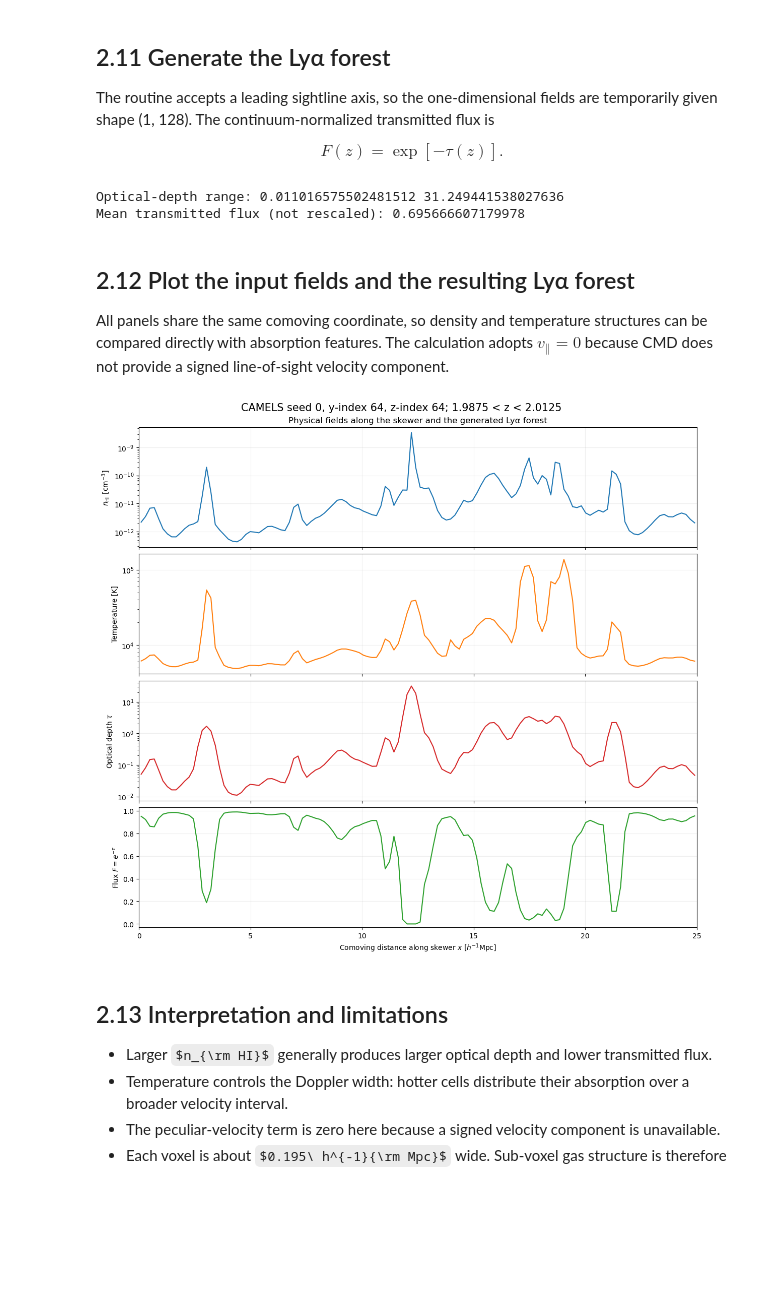
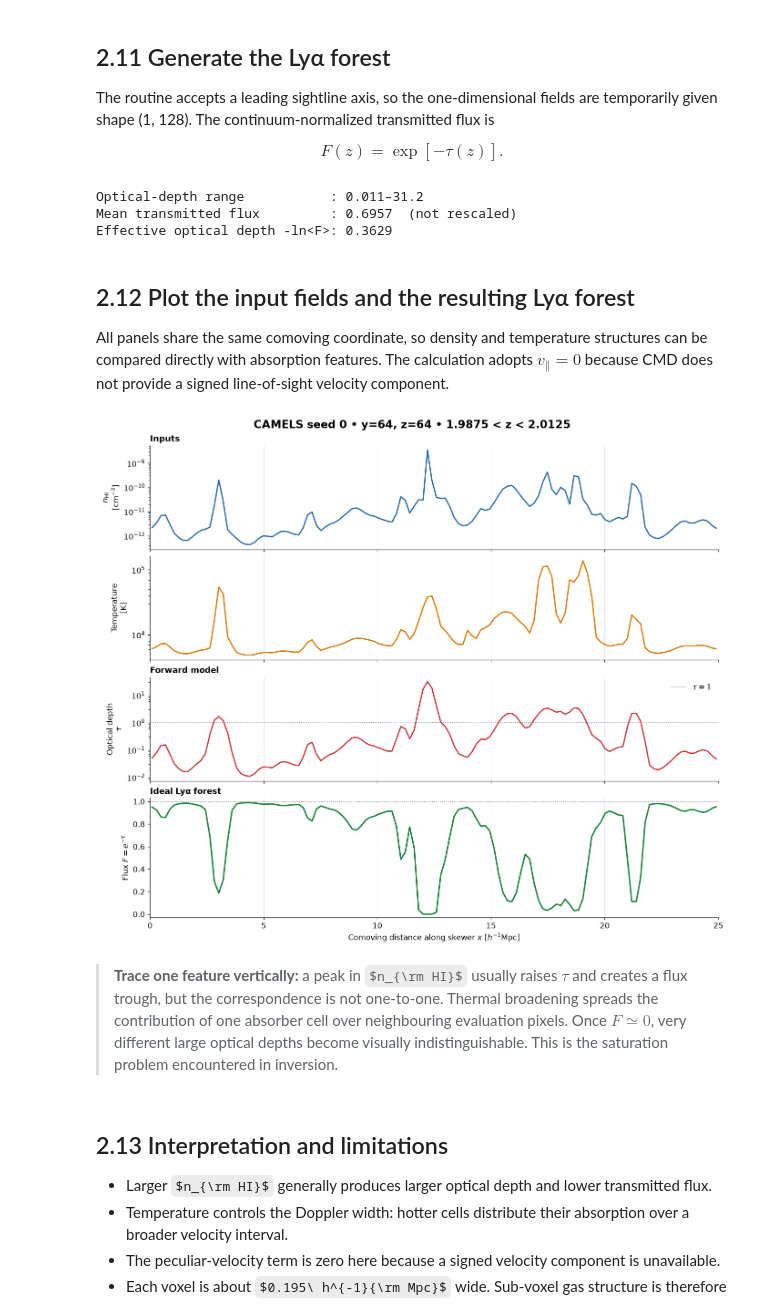
Before and after one commit to soumak-maitra/CC2-ML_for_Cosmological_Fields, a Jupyter notebook: Hands-On/CAMELS_visualization_and_Lya_forest.ipynb, the cells around one changed output. Saved outputs shown, nothing was run; the diff lists cells and outputs as text; code cells hidden in the pictures; some formulas as TeX source; blank space fills up the shorter version.

Commit message:
Visualization notebook updated

```diff
--- a/Hands-On/CAMELS_visualization_and_Lya_forest.ipynb
+++ b/Hands-On/CAMELS_visualization_and_Lya_forest.ipynb
@@ -602,60 +961,81 @@ The routine accepts a leading sightline axis, so the one-dimensional fields are
 $$F(z)=\exp[-\tau(z)].$$
 # %%
 optical_depth = tau(
-    x_abs,
-    z_abs,
-    z_eval,
-    n_HI[None, :],
-    temperature[None, :],
-    v_pec[None, :],
+    x_abs=x_abs,
+    z_abs=z_abs,
+    z_eval=z_eval,
+    n_HI=n_HI[None, :],
+    T=temperature[None, :],
+    v_pec=v_pec[None, :],
 )[0]
 
 transmitted_flux = np.exp(-optical_depth)
+mean_flux = transmitted_flux.mean()
+effective_optical_depth = -np.log(mean_flux)
 
-print("Optical-depth range:", optical_depth.min(), optical_depth.max())
-print("Mean transmitted flux (not rescaled):", transmitted_flux.mean())
+print(f"Optical-depth range           : {optical_depth.min():.3g}–{optical_depth.max():.3g}")
+print(f"Mean transmitted flux         : {mean_flux:.4f}  (not rescaled)")
+print(f"Effective optical depth -ln<F>: {effective_optical_depth:.4f}")
 # %% [output]
-Optical-depth range: 0.011016575502481512 31.249441538027636
-Mean transmitted flux (not rescaled): 0.695666607179978
+Optical-depth range           : 0.011–31.2
+Mean transmitted flux         : 0.6957  (not rescaled)
+Effective optical depth -ln<F>: 0.3629
 # %% [markdown]
 ## 2.12 Plot the input fields and the resulting Lyα forest
 
 All panels share the same comoving coordinate, so density and temperature structures can be compared directly with absorption features. The calculation adopts $v_\parallel=0$ because CMD does not provide a signed line-of-sight velocity component.
 # %%
-fig, axes = plt.subplots(4, 1, figsize=(12, 11), sharex=True, constrained_layout=True)
+fig, axes = plt.subplots(
+    4,
+    1,
+    figsize=(12.5, 10.5),
+    sharex=True,
+    constrained_layout=True,
+    gridspec_kw={"height_ratios": [1, 1, 1, 1.15]},
+)
 
-axes[0].semilogy(x_abs, n_HI, color="tab:blue")
-axes[0].set_ylabel(r"$n_{\rm HI}\ [{\rm cm}^{-3}]$")
-axes[0].set_title("Physical fields along the skewer and the generated Lyα forest")
+axes[0].semilogy(x_abs, n_HI, color=COLORS["density"])
+axes[0].set_ylabel(r"$n_{\rm HI}$" + "\n" + r"[cm$^{-3}$]")
+axes[0].set_title("Inputs", loc="left", fontweight="semibold")
 
-axes[1].semilogy(x_abs, temperature, color="tab:orange")
-axes[1].set_ylabel("Temperature [K]")
+axes[1].semilogy(x_abs, temperature, color=COLORS["temperature"])
+axes[1].set_ylabel("Temperature\n[K]")
 
-axes[2].semilogy(x_abs, optical_depth, color="tab:red")
-axes[2].set_ylabel(r"Optical depth $\tau$")
+axes[2].semilogy(x_abs, optical_depth, color=COLORS["optical_depth"])
+axes[2].axhline(1.0, color="0.45", linestyle=":", linewidth=1, label=r"$\tau=1$")
+axes[2].set_ylabel("Optical depth\n" + r"$\tau$")
+axes[2].set_title("Forward model", loc="left", fontweight="semibold")
+axes[2].legend(loc="upper right")
 
-axes[3].plot(x_abs, transmitted_flux, color="tab:green")
-axes[3].set_ylabel(r"Flux $F=e^{-\tau}$")
-axes[3].set_xlabel(r"Comoving distance along skewer $x\ [h^{-1}{\rm Mpc}]$")
-axes[3].set_ylim(-0.03, 1.03)
+axes[3].plot(x_abs, transmitted_flux, color=COLORS["flux"], linewidth=2)
+axes[3].axhline(1.0, color="0.4", linestyle=":", linewidth=0.9)
+axes[3].set(
+    ylabel=r"Flux $F=e^{-\tau}$",
+    xlabel=r"Comoving distance along skewer $x\ [h^{-1}\mathrm{Mpc}]$",
+    ylim=(-0.03, 1.03),
+)
+axes[3].set_title("Ideal Lyα forest", loc="left", fontweight="semibold")
 
 for ax in axes:
-    ax.grid(alpha=0.2)
+    finish_axis(ax, grid_axis="x")
     ax.set_xlim(0, box_size)
 
 fig.suptitle(
-    f"CAMELS seed {seed}, y-index {y_index}, z-index {z_index}; "
+    f"CAMELS seed {seed} • y={y_index}, z={z_index} • "
     f"{z_abs.min():.4f} < z < {z_abs.max():.4f}",
-    fontsize=15,
+    fontsize=16,
+    fontweight="semibold",
 )
 fig.savefig(
     output_directory / f"CAMELS_Lya_forest_seed_{seed}.png",
-    dpi=150,
     bbox_inches="tight",
+    facecolor="white",
 )
 plt.show()
 # %% [output]
-[figure, old version]
+[figure, new version]
+# %% [markdown]
+> **Trace one feature vertically:** a peak in $n_{\rm HI}$ usually raises $\tau$ and creates a flux trough, but the correspondence is not one-to-one. Thermal broadening spreads the contribution of one absorber cell over neighbouring evaluation pixels. Once $F\simeq0$, very different large optical depths become visually indistinguishable. This is the saturation problem encountered in inversion.
 # %% [markdown]
 ## 2.13 Interpretation and limitations
 
```
Also changed, not shown: parts of 32 cells of this notebook, 8 other files.
